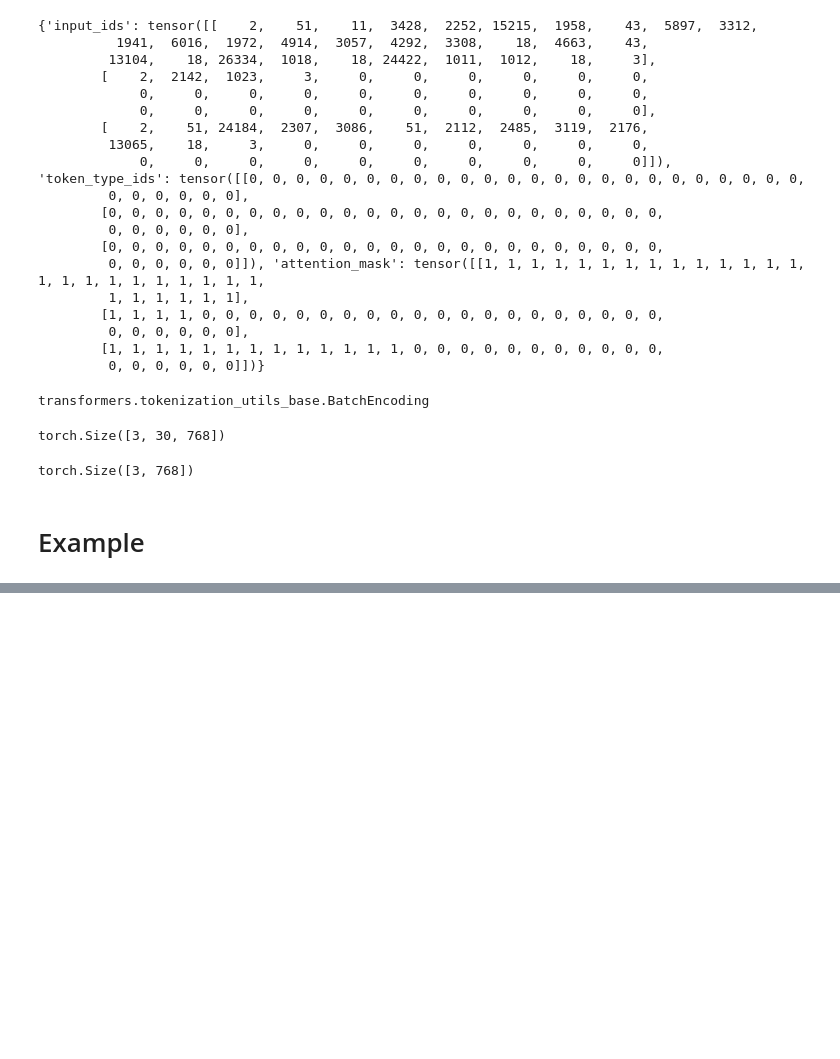
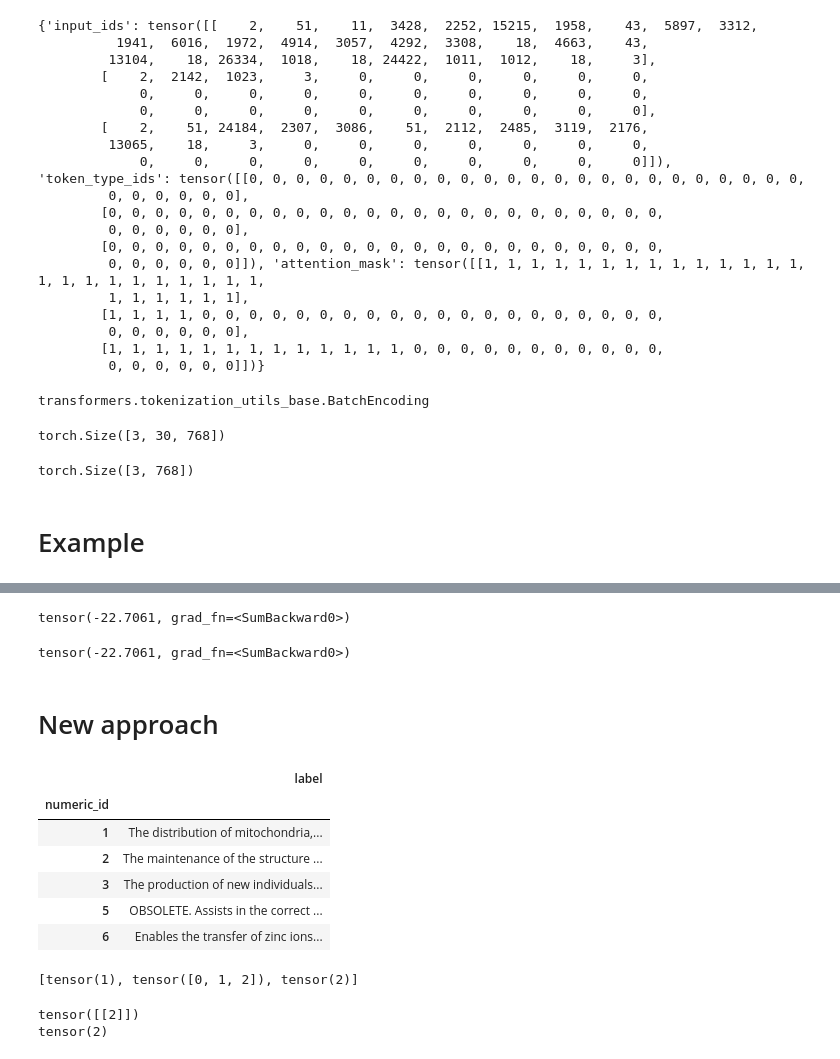
Before and after one commit to microsoft/protnote, a Jupyter notebook: notebooks/test_embeddings.ipynb, the cells around one changed output, grey strips where cells are left out. Drawn from its saved outputs; the diff is of its cells as text; code cells hidden in the pictures; blank space fills up the shorter version.

```diff
--- a/notebooks/test_embeddings.ipynb
+++ b/notebooks/test_embeddings.ipynb
@@ -375,0 +517,13 @@ Error:
+# %%
+last_hidden_states.shape
+# Compute the average embedding
+average_embedding = last_hidden_states.mean(dim=1)
+average_embedding.sum()
+# %% [output]
+tensor(-22.7061, grad_fn=<SumBackward0>)
+# %%
+average_embedding.sum()
+# %% [output]
+tensor(-22.7061, grad_fn=<SumBackward0>)
+# %% [markdown]
+# New approach
@@ -375,0 +552,13 @@ Error:
+# %%
+
+annotations = read_pickle('/home/ncorley/protein/ProteinFunctions/data/annotations/go_annotations_2019_07_01.pkl')
+# %%
+annotations.head()
+# %% [output]
+|  | label |
+| numeric_id |  |
+| 1 | The distribution of mitochondria,... |
+| 2 | The maintenance of the structure ... |
+| 3 | The production of new individuals... |
+| 5 | OBSOLETE. Assists in the correct ... |
+| 6 | Enables the transfer of zinc ions... |
@@ -375,0 +575,18 @@ Error:
+# %%
+import torch
+
+# Define the label_multihots tensor
+label_multihots = torch.tensor([[0, 1, 0],
+                                [1, 1, 1],
+                                [0, 0, 1]])
+
+label_indices_list = [torch.nonzero(row).squeeze() for row in label_multihots]
+print(label_indices_list)
+# %% [output]
+[tensor(1), tensor([0, 1, 2]), tensor(2)]
+# %%
+print(torch.nonzero(label_multihots[2]))
+print(torch.nonzero(label_multihots[2]).squeeze())
+# %% [output]
+tensor([[2]])
+tensor(2)
```
Also changed, not shown: parts of 10 cells of this notebook, 16 other files.
